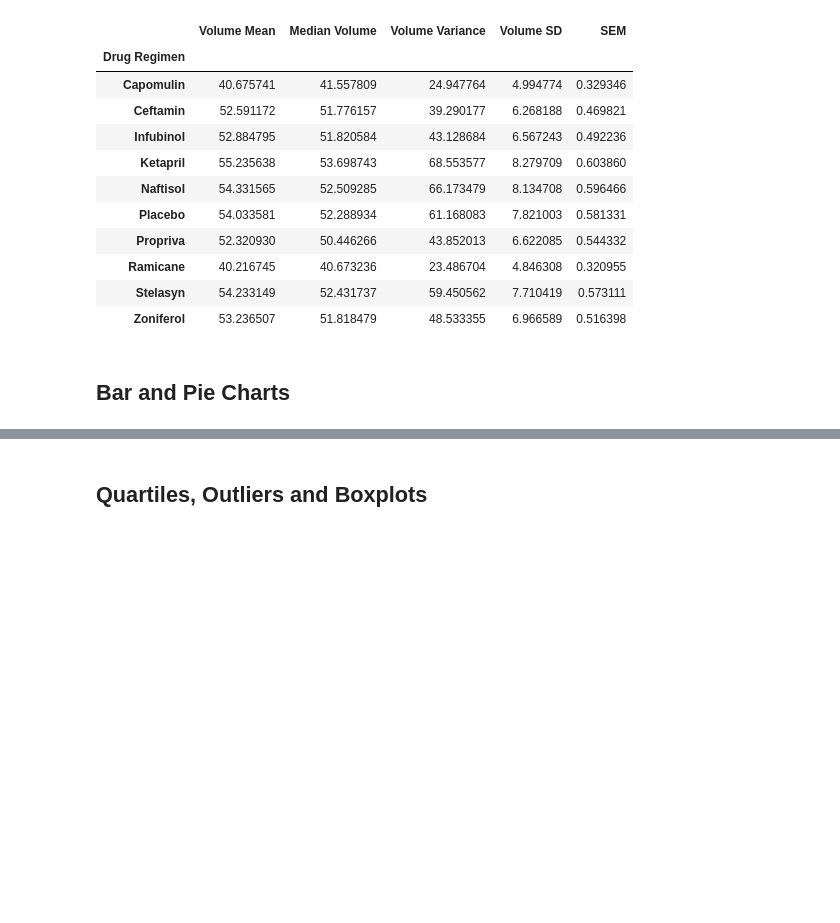
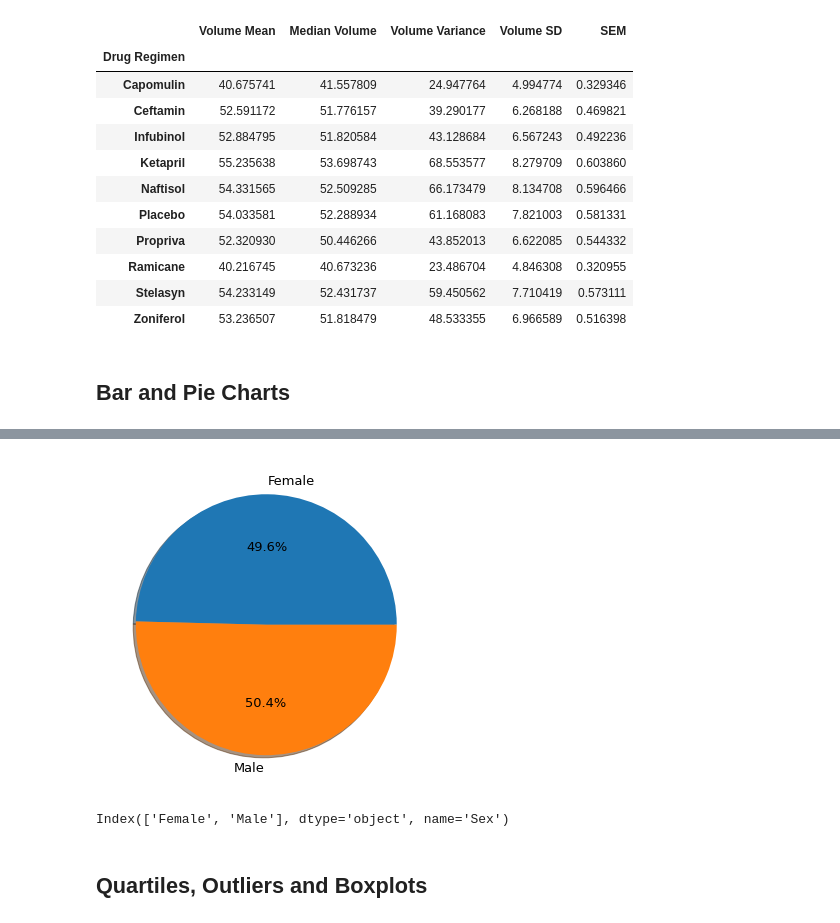
Before and after one commit to BrianDouglas/matplotlib-challenge, a Jupyter notebook: pymaceuticals_starter.ipynb, the cells around one changed output, grey strips where cells are left out. Cells and saved outputs as stored; diff of their text form; code cells hidden in the pictures; blank space fills up the shorter version.

```diff
--- a/pymaceuticals_starter.ipynb
+++ b/pymaceuticals_starter.ipynb
@@ -122,5 +157,16 @@ sex_group["Mouse ID"].nunique().plot(kind="bar")
 # %%
 # Generate a pie plot showing the distribution of female versus male mice using pyplot
+labels = sex_chart_df.columns
+wedges = [sex_chart_df["Female"].sum(),sex_chart_df["Male"].sum()]
+
+fig, ax = plt.subplots(figsize = (10,6))
+
+plt.pie(wedges, labels = labels, autopct='%1.1f%%', shadow = True)
+plt.show()
+print(labels)
+# %% [output]
+[figure, added]
+Index(['Female', 'Male'], dtype='object', name='Sex')
 # %% [markdown]
 ## Quartiles, Outliers and Boxplots
 # %%
```
Also changed, not shown: parts of 5 cells of this notebook.
